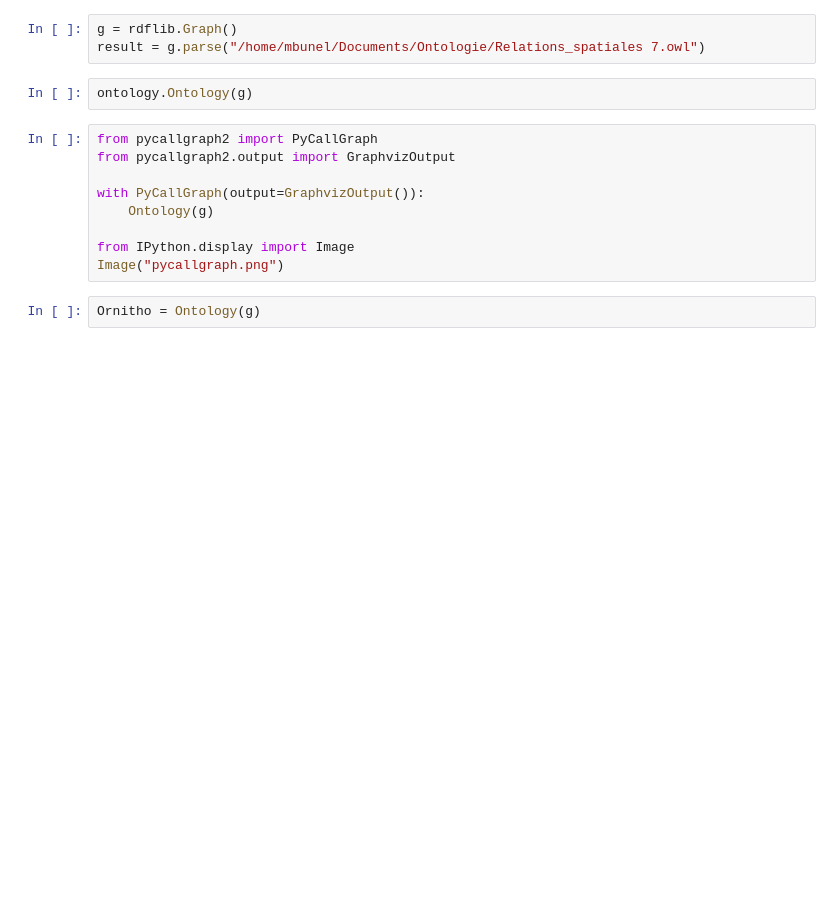
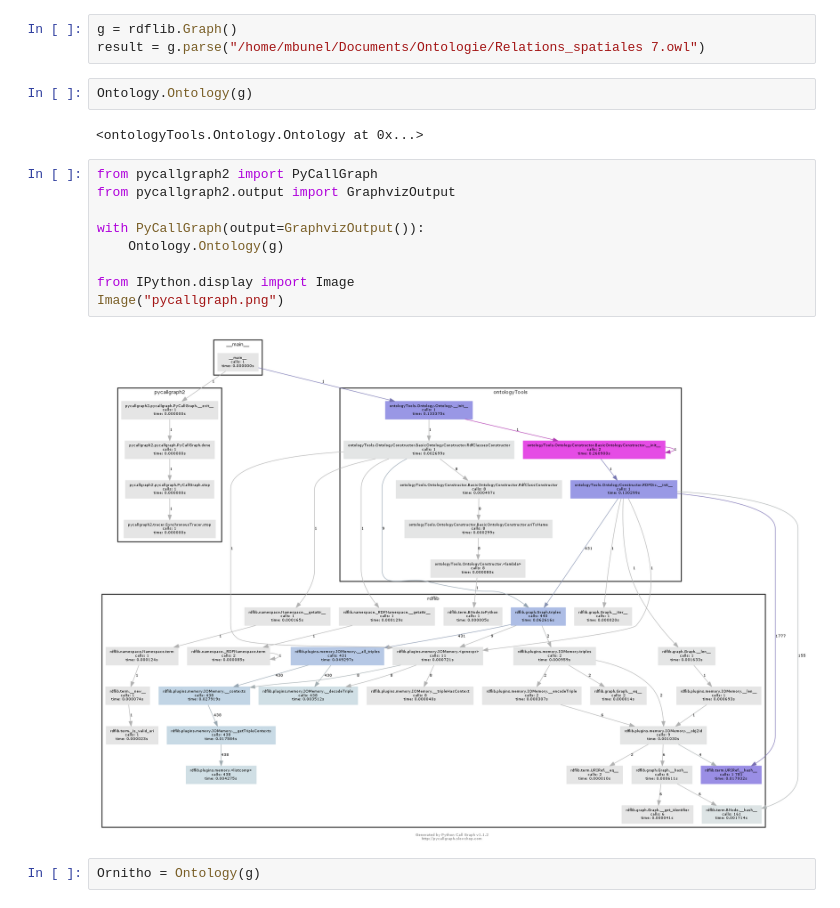
Before and after one commit to ANRChoucas/Ruitor, a Jupyter notebook: examples/ManipulationOntologiesPython.ipynb, the cells around one changed output. Cells and saved outputs as stored; diff of their text form; blank space fills up the shorter version.

```diff
--- a/examples/ManipulationOntologiesPython.ipynb
+++ b/examples/ManipulationOntologiesPython.ipynb
@@ -300,16 +314,20 @@ from rdflib import RDF, OWL
 g = rdflib.Graph()
 result = g.parse("/home/mbunel/Documents/Ontologie/Relations_spatiales 7.owl")
 # %%
-ontology.Ontology(g)
+Ontology.Ontology(g)
+# %% [output]
+<ontologyTools.Ontology.Ontology at 0x...>
 # %%
 from pycallgraph2 import PyCallGraph
 from pycallgraph2.output import GraphvizOutput
 
 with PyCallGraph(output=GraphvizOutput()):
-    Ontology(g)
+    Ontology.Ontology(g)
 
 from IPython.display import Image
 Image("pycallgraph.png")
+# %% [output]
+[figure, added]
 # %%
 Ornitho = Ontology(g)
 # %%
```
Also changed, not shown: parts of 7 cells of this notebook, 2 other files.
